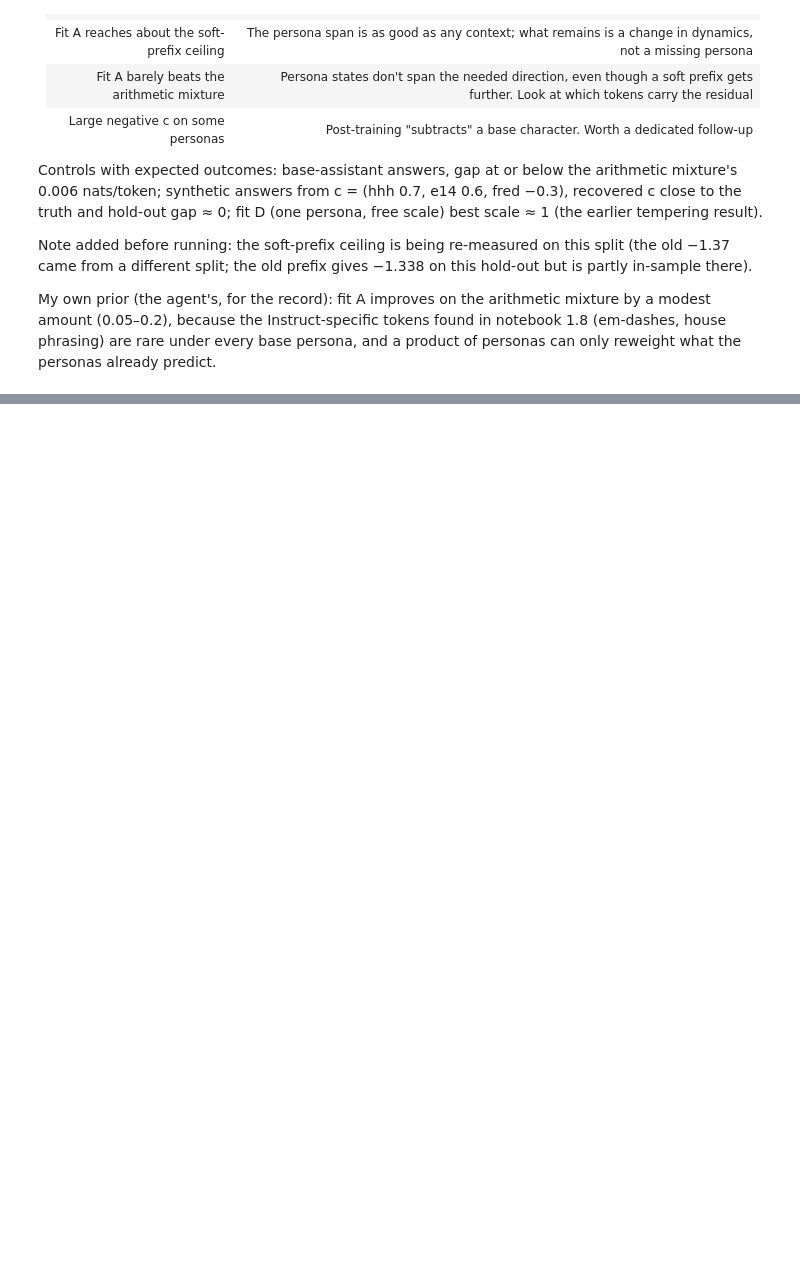
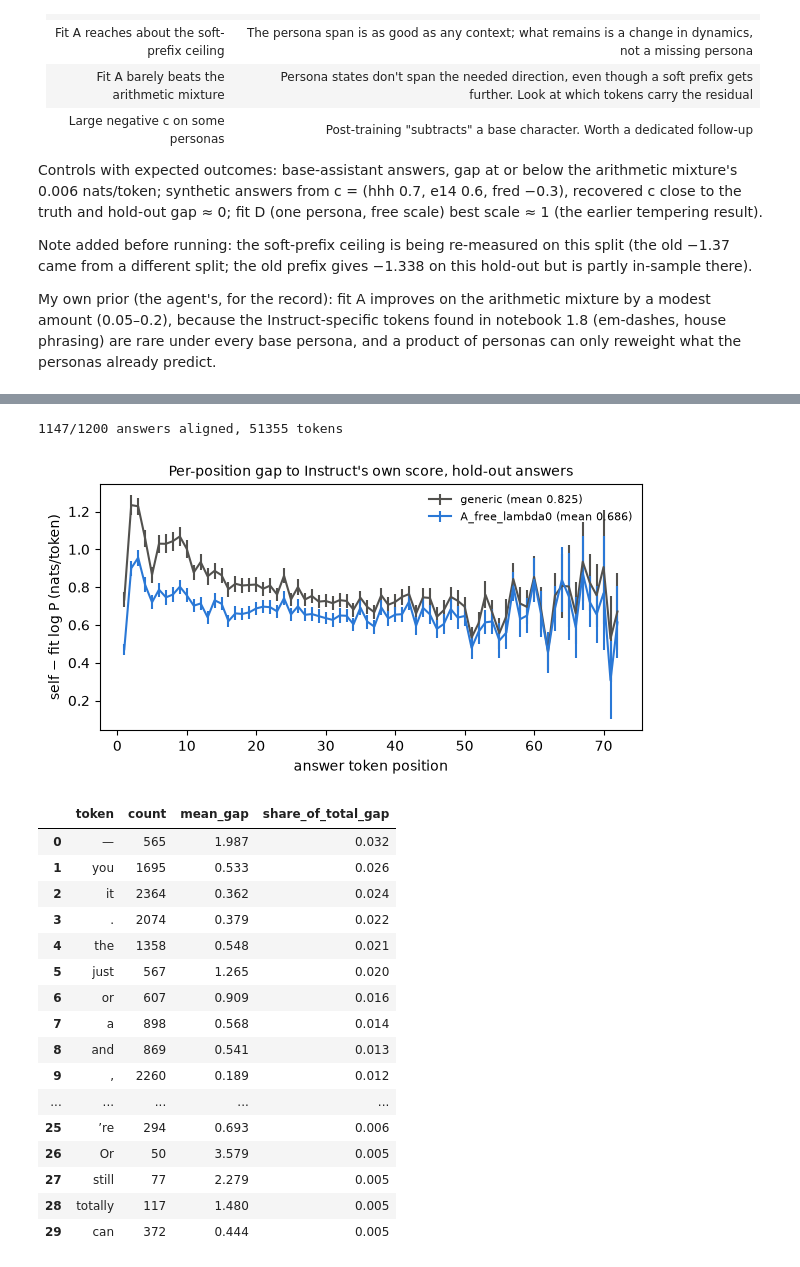
Before and after one commit to OzAmram/psm-mixture-test, a Jupyter notebook: notebooks/4.1_geometric_mixture.ipynb, the cells around one changed output, grey strips where cells are left out. Saved outputs shown, nothing was run; the diff lists cells and outputs as text; code cells hidden in the pictures; blank space fills up the shorter version.

```diff
--- a/notebooks/4.1_geometric_mixture.ipynb
+++ b/notebooks/4.1_geometric_mixture.ipynb
@@ -28,0 +97,7 @@ and a product of personas can only reweight what the personas already predict.
+# %%
+PREFIX = REPO / "results/phase4/exp1/prefix_instruct_L128/scores.npz"
+refs = ref_rows(INST, PREFIX); T = table(INST, refs); display(T)
+arith, self_ = T.loc["arithmetic mixture", "hold-out log P/token"], T.loc["self-score (chat template)", "hold-out log P/token"]
+print("share of the arithmetic -> self distance closed:")
+for k in T.index:
+    if k not in ("self-score (chat template)",): print(f"  {k:28s} {100 * (T.loc[k, 'hold-out log P/token'] - arith) / (self_ - arith):6.1f}%")
@@ -28,0 +127,6 @@ and a product of personas can only reweight what the personas already predict.
+# %%
+r = load_run(INST)
+print("lambda selection (validation log P/token):")
+for tgt, d in r["A_lambda_selection"].items(): print(" ", tgt, [(g["lambda"], round(g["val_logp"], 4)) for g in d["grid"]], "-> chosen", d["chosen_lambda"])
+for k, f in r["fits"].items():
+    print(f"\n{k}: sum c {f['sum_c']:.3f}; top |c|:", ", ".join(f"{n} {v:+.2f}" for n, v in f["top_abs_c"][:10]))
@@ -28,0 +194,6 @@ and a product of personas can only reweight what the personas already predict.
+# %%
+display(table(SYN))
+r = load_run(SYN)
+for k in ["A_free_lambda0", "A_free_l2zero_0.001", "E_greedy_final", "T_true_c"]:
+    if k in r["fits"]: print(f"{k:22s}", ", ".join(f"{n} {v:+.2f}" for n, v in r["fits"][k]["top_abs_c"][:5]))
+print("greedy order:", [(e["added"], round(e["c_added"], 2)) for e in r["E_greedy"][:4]])
@@ -28,0 +236,29 @@ and a product of personas can only reweight what the personas already predict.
+# %%
+R = json.load(open(E / INST / "residual_A_free_lambda0.json"))
+print(f"{R['answers_aligned']}/{R['answers']} answers aligned, {R['tokens']} tokens")
+fig, ax = plt.subplots(figsize=(7, 3.2))
+for k, col in [("generic", "#52514e"), ("A_free_lambda0", "#2a78d6")]:
+    bp = pd.DataFrame(R[k]["by_position"]); ax.errorbar(bp["pos"], bp["mean_gap"], yerr=bp["se"], color=col, lw=1.5, label=f"{k} (mean {R[k]['mean_gap_per_token']:.3f})")
+ax.set_xlabel("answer token position"); ax.set_ylabel("self − fit log P (nats/token)"); ax.legend(frameon=False, fontsize=8)
+ax.set_title("Per-position gap to Instruct's own score, hold-out answers", fontsize=10); plt.show()
+display(pd.DataFrame(R["A_free_lambda0"]["top_types"]).round(3))
+# %% [output]
+1147/1200 answers aligned, 51355 tokens
+[figure, added]
+|  | token | count | mean_gap | share_of_total_gap |
+| 0 | — | 565 | 1.987 | 0.032 |
+| 1 | you | 1695 | 0.533 | 0.026 |
+| 2 | it | 2364 | 0.362 | 0.024 |
+| 3 | . | 2074 | 0.379 | 0.022 |
+| 4 | the | 1358 | 0.548 | 0.021 |
+| 5 | just | 567 | 1.265 | 0.020 |
+| 6 | or | 607 | 0.909 | 0.016 |
+| 7 | a | 898 | 0.568 | 0.014 |
+| 8 | and | 869 | 0.541 | 0.013 |
+| 9 | , | 2260 | 0.189 | 0.012 |
+| ... | ... | ... | ... | ... |
+| 25 | ’re | 294 | 0.693 | 0.006 |
+| 26 | Or | 50 | 3.579 | 0.005 |
+| 27 | still | 77 | 2.279 | 0.005 |
+| 28 | totally | 117 | 1.480 | 0.005 |
+| 29 | can | 372 | 0.444 | 0.005 |
```
Also changed, not shown: parts of 17 cells of this notebook, 10 other files.
